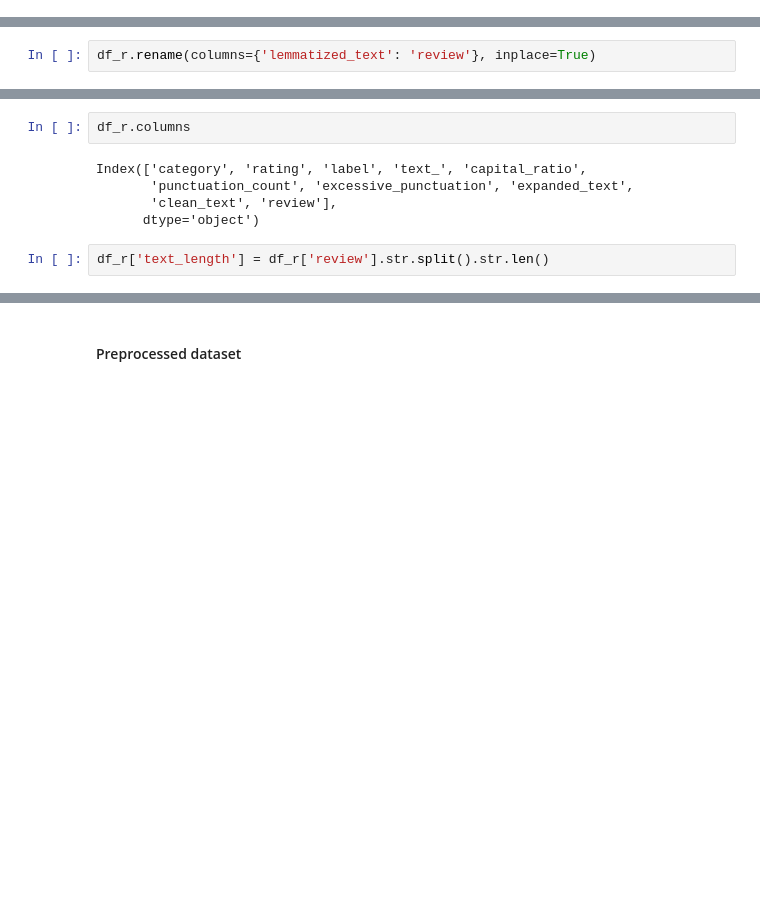
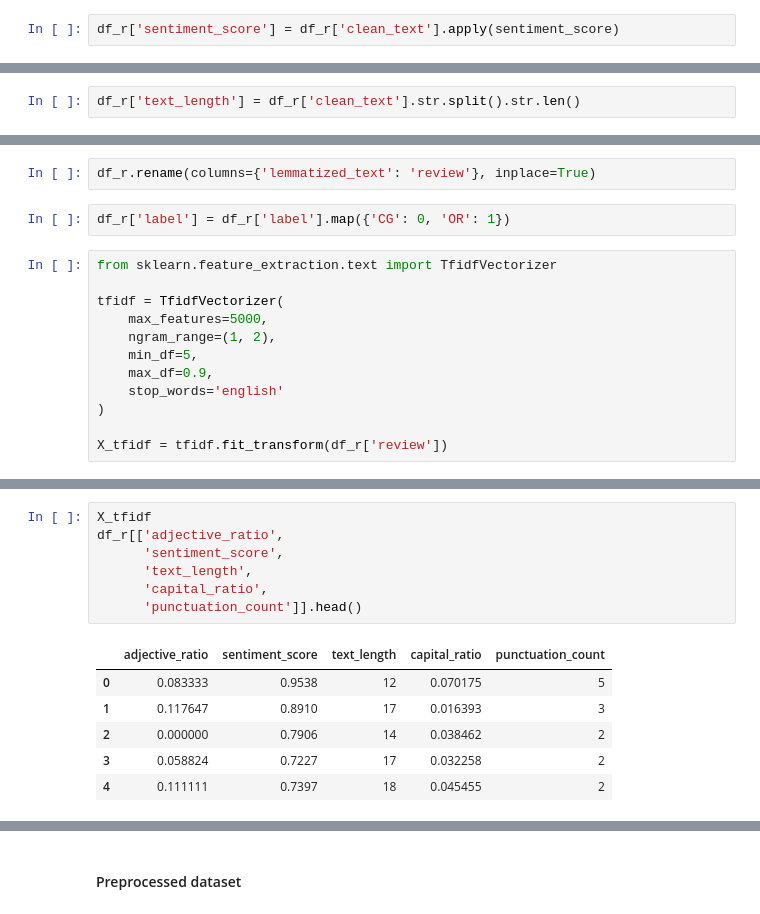
Before and after one commit to pratibhaa65/fake_review_detection, a Jupyter notebook: initial.ipynb, the cells around one changed output, grey strips where cells are left out. Drawn from its saved outputs; the diff is of its cells as text; blank space fills up the shorter version.

Commit message:
feature extraction and tf-idf

```diff
--- a/initial.ipynb
+++ b/initial.ipynb
@@ -326,0 +402,2 @@ True
+# %%
+df_r['sentiment_score'] = df_r['clean_text'].apply(sentiment_score)
@@ -326,0 +418,2 @@ True
+# %%
+df_r['text_length'] = df_r['clean_text'].str.split().str.len()
@@ -393,2 +489,16 @@ df_r[['text_', 'expanded_text', 'clean_text', 'lemmatized_text']].sample(5)
 # %%
 df_r.rename(columns={'lemmatized_text': 'review'}, inplace=True)
+# %%
+df_r['label'] = df_r['label'].map({'CG': 0, 'OR': 1})
+# %%
+from sklearn.feature_extraction.text import TfidfVectorizer
+
+tfidf = TfidfVectorizer(
+    max_features=5000,
+    ngram_range=(1, 2),
+    min_df=5,
+    max_df=0.9,
+    stop_words='english'
+)
+
+X_tfidf = tfidf.fit_transform(df_r['review'])
@@ -395,9 +516,14 @@ df_r.rename(columns={'lemmatized_text': 'review'}, inplace=True)
 # %%
-df_r.columns
+X_tfidf
+df_r[['adjective_ratio',
+      'sentiment_score',
+      'text_length',
+      'capital_ratio',
+      'punctuation_count']].head()
 # %% [output]
-Index(['category', 'rating', 'label', 'text_', 'capital_ratio',
-       'punctuation_count', 'excessive_punctuation', 'expanded_text',
-       'clean_text', 'review'],
-      dtype='object')
+|  | adjective_ratio | sentiment_score | text_length | capital_ratio | punctuation_count |
+| 0 | 0.083333 | 0.9538 | 12 | 0.070175 | 5 |
+| 1 | 0.117647 | 0.8910 | 17 | 0.016393 | 3 |
+| 2 | 0.000000 | 0.7906 | 14 | 0.038462 | 2 |
+| 3 | 0.058824 | 0.7227 | 17 | 0.032258 | 2 |
+| 4 | 0.111111 | 0.7397 | 18 | 0.045455 | 2 |
-# %%
-df_r['text_length'] = df_r['review'].str.split().str.len()
```
Also changed, not shown: parts of 28 cells of this notebook, 2 other files.
